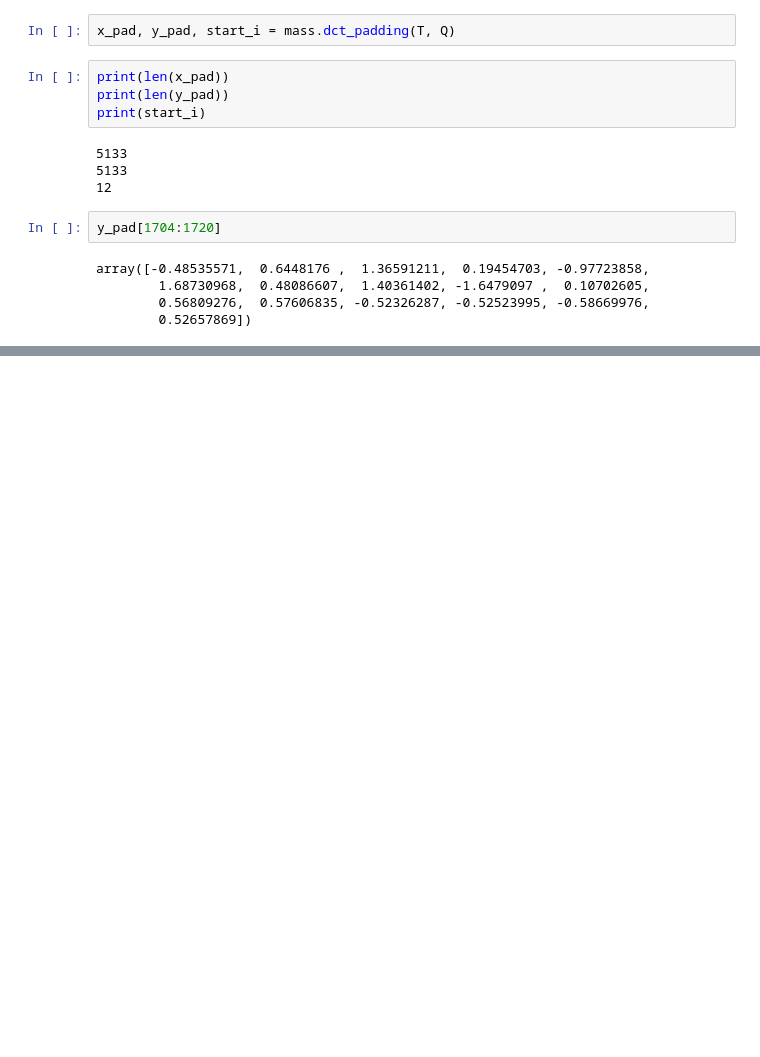
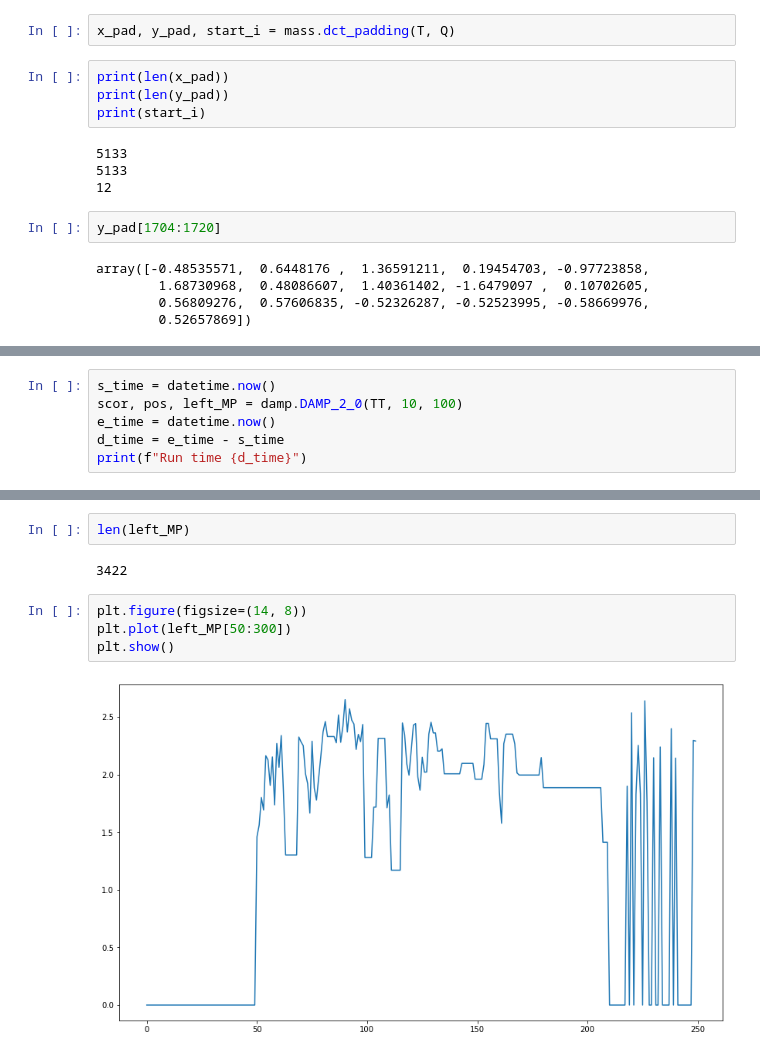
Before and after one commit to alextabac/TSAD_project, a Jupyter notebook: TSAD_DAMP_variants.ipynb, the cells around one changed output, grey strips where cells are left out. Drawn from its saved outputs; the diff is of its cells as text; blank space fills up the shorter version.

```diff
--- a/TSAD_DAMP_variants.ipynb
+++ b/TSAD_DAMP_variants.ipynb
@@ -402,0 +373,6 @@ plt.show()
+# %%
+s_time = datetime.now()
+scor, pos, left_MP = damp.DAMP_2_0(TT, 10, 100)
+e_time = datetime.now()
+d_time = e_time - s_time
+print(f"Run time {d_time}")
@@ -402,0 +405,10 @@ plt.show()
+# %%
+len(left_MP)
+# %% [output]
+3422
+# %%
+plt.figure(figsize=(14, 8))
+plt.plot(left_MP[50:300])
+plt.show()
+# %% [output]
+[figure, added]
```
Also changed, not shown: parts of 48 cells of this notebook.
